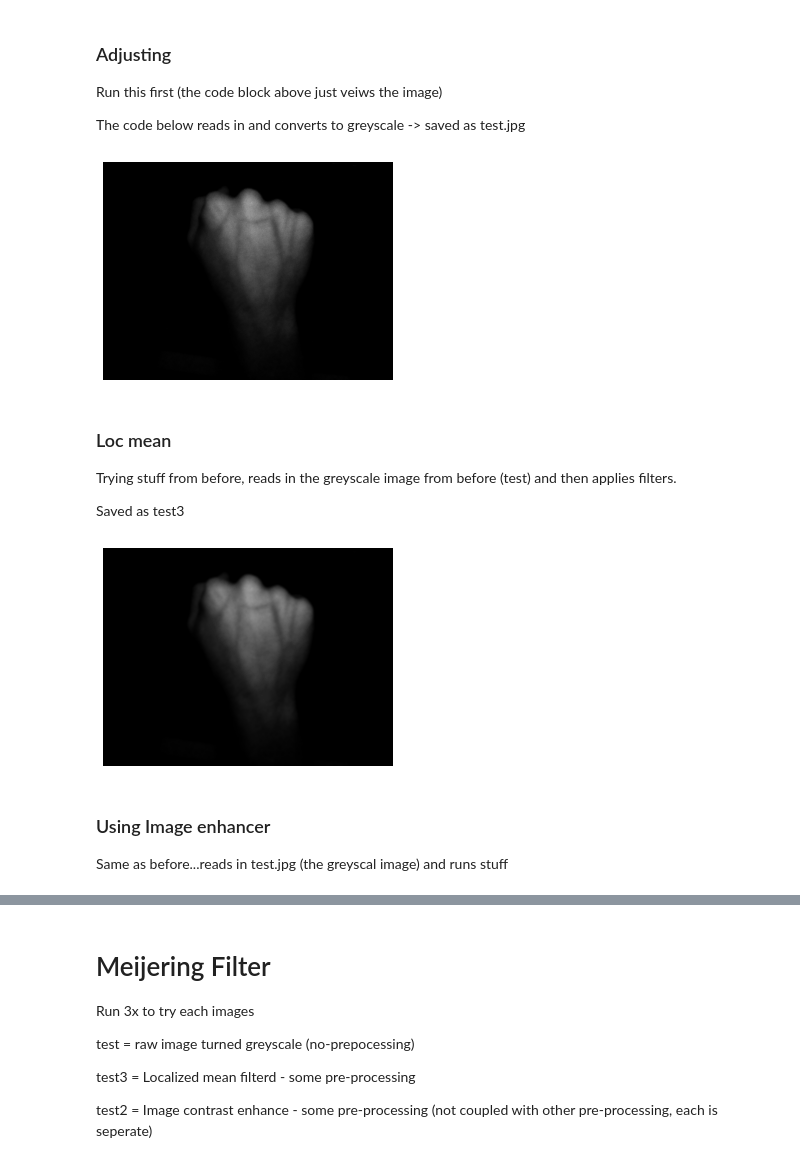
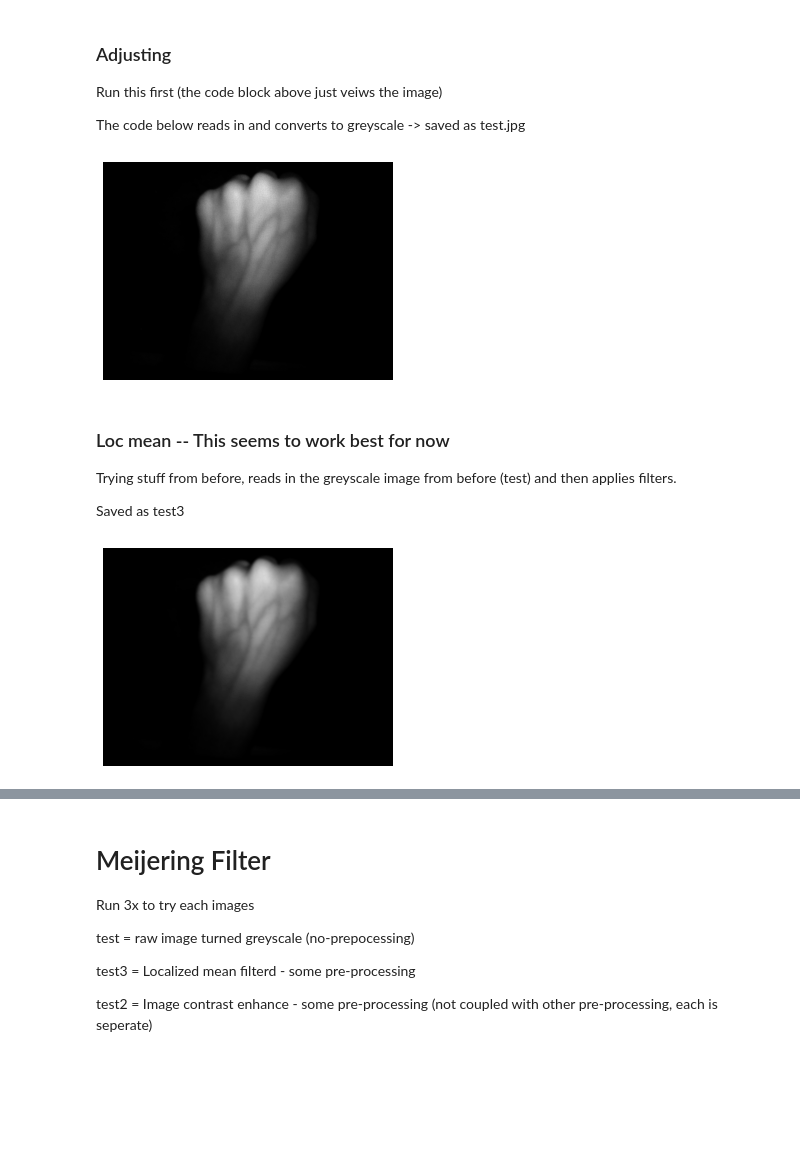
Before and after one commit to Jstambaugh00/BMESeniorDesignTeam7, a Jupyter notebook: UpdatedImageProcessing.ipynb, the cells around one changed output, grey strips where cells are left out. Cells and saved outputs as stored; diff of their text form; code cells hidden in the pictures; blank space fills up the shorter version.

```diff
--- a/UpdatedImageProcessing.ipynb
+++ b/UpdatedImageProcessing.ipynb
@@ -36,8 +36,8 @@ Run this first (the code block above just veiws the image)
 The code below reads in and converts to greyscale -> saved as test.jpg
 # %%
 # Read in image and Choose color channel
-img = plt.imread('image05.jpg')
-img=img[:,:,0] # gets color channel
+img = plt.imread('image21.jpg')
+img=img[:,:,2] # gets color channel
 
 # adjust contrast (these parameters can be palyed with) #gamma 3 to start
 img = skimage.exposure.adjust_gamma(img, gamma=2, gain=1)
@@ -51,30 +51,26 @@ plt.savefig('test.jpg', bbox_inches='tight', pad_inches=0, dpi = 300) #loop 2 0.
 # convert format
 pi = Image.fromarray(img)
 # %% [output]
-[figure, old version]
+[figure, new version]
 # %% [markdown]
-### Loc mean
+### Loc mean -- This seems to work best for now
 
 Trying stuff from before, reads in the greyscale image from before (test) and then applies filters.
 
 Saved as test3
 # %%
 img = plt.imread('test.jpg')
-img=img[:,:,0] # get color channel
+img=img[:,:,2] # get color channel
 
 # adjust contrast
-#img = skimage.exposure.adjust_gamma(img, gamma=1.25, gain=1)
+
 gray = color.rgb2gray(img)
 
 from skimage.morphology import disk
 from skimage.filters.rank import mean
 loc_mean = mean(img, disk(5))
 plt.imshow(loc_mean, vmin=0, vmax=255, cmap=plt.cm.gray)
 plt.axis('off')
 plt.savefig('test3.jpg', bbox_inches='tight', pad_inches=0, dpi = 300) #loop 2 0.8 loop 1 1.5
 # %% [output]
-[figure, old version]
+[figure, new version]
-# %% [markdown]
-### Using Image enhancer
-
-Same as before...reads in test.jpg (the greyscal image) and runs stuff
```
Also changed, not shown: parts of 28 cells of this notebook, 5 other files.
